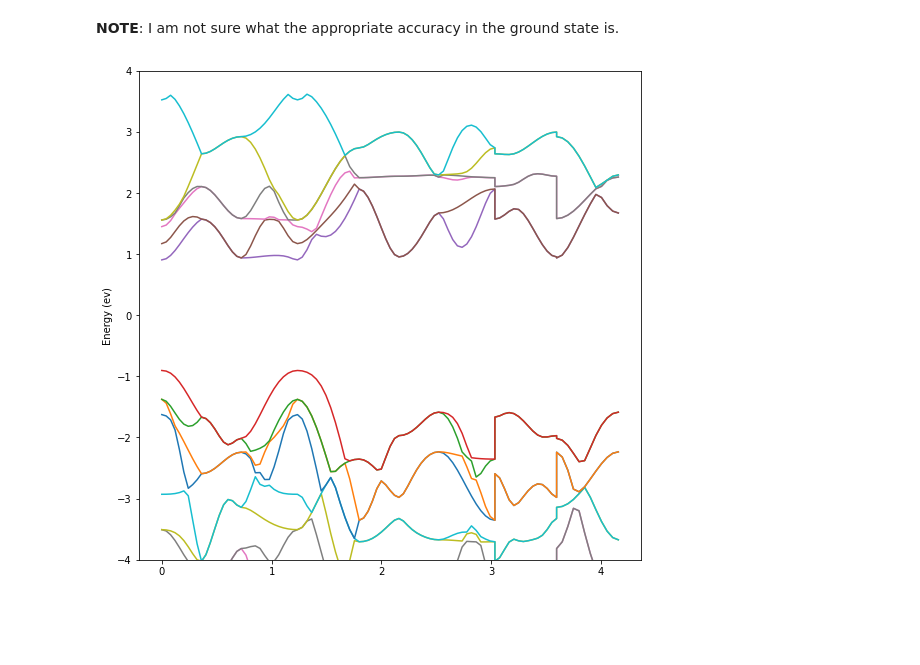
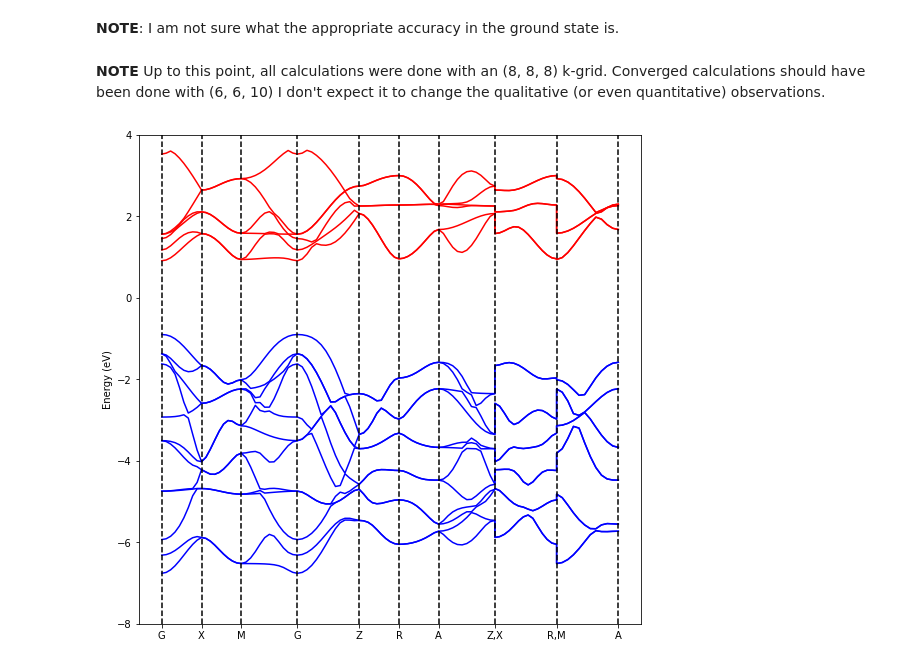
Before and after one commit to AlexBuccheri/wp_benchmarks, a Jupyter notebook: groundstate/tio2/converged/results_tio2.ipynb, the cells around one changed output. Saved outputs shown, nothing was run; the diff lists cells and outputs as text; code cells hidden in the pictures; blank space fills up the shorter version.

Commit message:
Cleaned up plotting, and noted that the current data (including band structure) is for a density generated with (8, 8, 8) rather than (6, 6, 10)

```diff
--- a/groundstate/tio2/converged/results_tio2.ipynb
+++ b/groundstate/tio2/converged/results_tio2.ipynb
@@ -70,23 +70,54 @@ The change in total energy per atom from rgkmax = 9 to 10 is: 0.6194675210498114
 The change in estimated fundamental gap from rgkmax = 9 to 10 is: 0.247079512000232 meV
 # %% [markdown]
 **NOTE**: I am not sure what the appropriate accuracy in the ground state is.
-# %%
-"""Band Structure, generated with rgkmax = 9.0 and gmaxvr= 27.0
-(note, one can probably afford to reduce gmaxvr)
-"""
-import matplotlib.pyplot as plt
-
-from src.parsers import parse_bandstructure_xml
-
-k_points, band_energies = parse_bandstructure_xml('../calculations/bandstructure.xml')
-ha_to_ev = 27.2114
-fig, ax = plt.subplots(figsize=(9, 9))
-n_bands = band_energies.shape[1]
-
-# I did not bother adding the k-point labels
-plt.ylim(-4, 4)
-plt.ylabel('Energy (ev)')
-for ib in range(0, n_bands):
-    plt.plot(k_points, ha_to_ev * band_energies[:, ib])
-# %% [output]
-[figure, removed]
+# %% [markdown]
+**NOTE**
+Up to this point, all calculations were done with an (8, 8, 8) k-grid.
+Converged calculations should have been done with (6, 6, 10)
+I don't expect it to change the qualitative (or even quantitative) observations.
+# %%
+"""Band Structure, generated with rgkmax = 9.0 and gmaxvr= 27.0
+(note, one can probably afford to reduce gmaxvr)
+
+TODO(Alex) Perform the band structure calculation with the (6, 6, 10) k-grid.
+Below is for (8, 8, 8)
+"""
+import matplotlib.pyplot as plt
+import numpy as np
+
+from excitingtools.parser.properties_parser import parse_band_structure_to_arrays, BandData
+
+band_data: BandData = parse_band_structure_to_arrays('../calculations/bandstructure.xml')
+
+ha_to_ev = 27.2114
+fig, ax = plt.subplots(figsize=(9, 9))
+
+# x range and labels
+vertices,labels = band_data.band_path()
+ax.set_xticks(vertices)
+ax.set_xticklabels(labels)
+
+# y range and label
+plt.ylim(-8, 4)
+plt.ylabel('Energy (eV)')
+
+# Find the number of valence bands, assuming Ef = 0.0
+e_fermi = 0.0
+max_energy_per_band = np.empty(shape=band_data.n_bands)
+for ib in range(0, band_data.n_bands):
+    max_energy_per_band[ib] = np.amax(band_data.bands[:, ib]) * ha_to_ev
+n_valence = len(max_energy_per_band[max_energy_per_band <= e_fermi])
+
+# Colour valence and conduction bands differently
+line_colour = {key:'blue' for key in range(0, n_valence)}
+line_colour.update({key:'red' for key in range(n_valence, band_data.n_bands)})
+
+# Plot band structure
+for ib in range(0, band_data.n_bands):
+    plt.plot(band_data.k_points, ha_to_ev * band_data.bands[:, ib], color=line_colour[ib])
+
+# Vertical lines at high symmetry points
+for x in vertices:
+    plt.axvline(x, linestyle='--', color='black')
+# %% [output]
+[figure, added]
```
